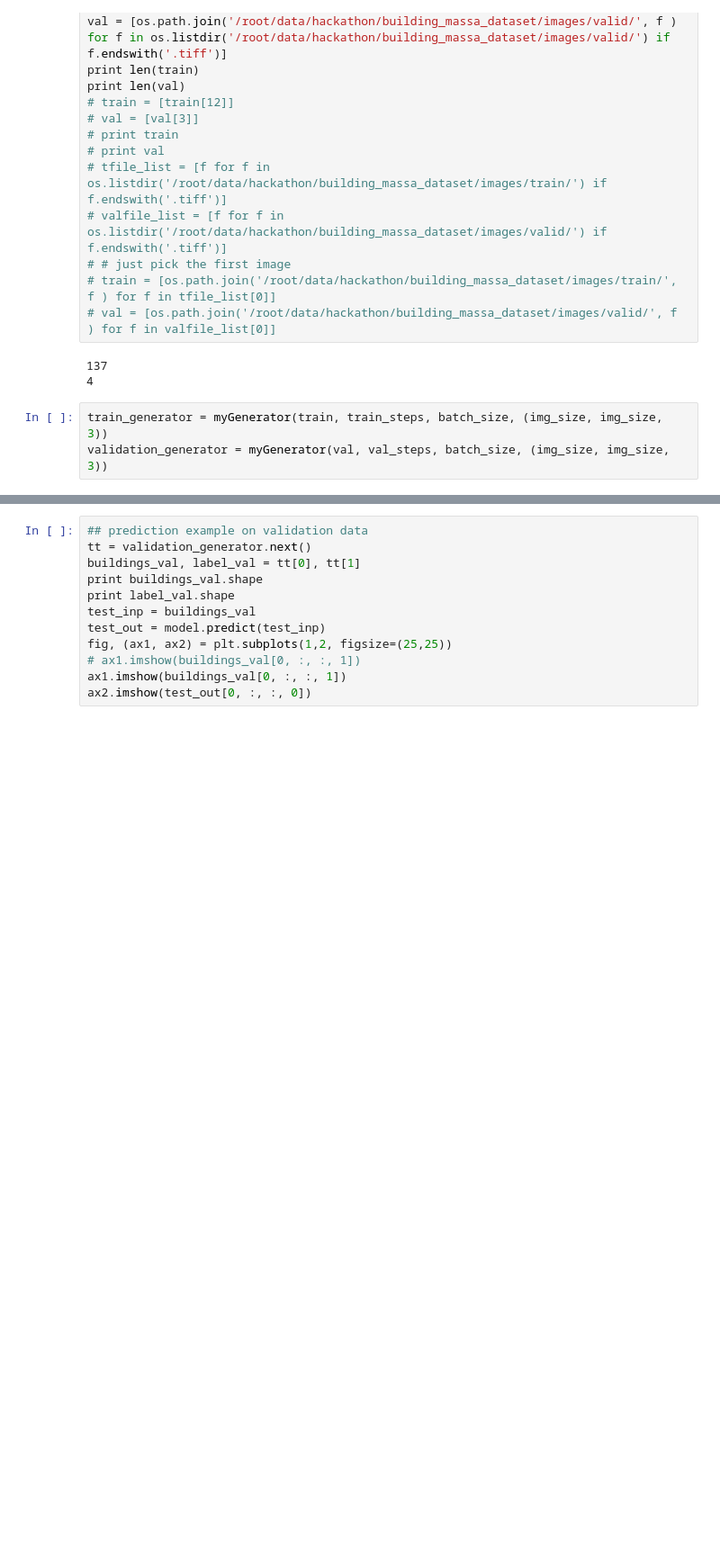
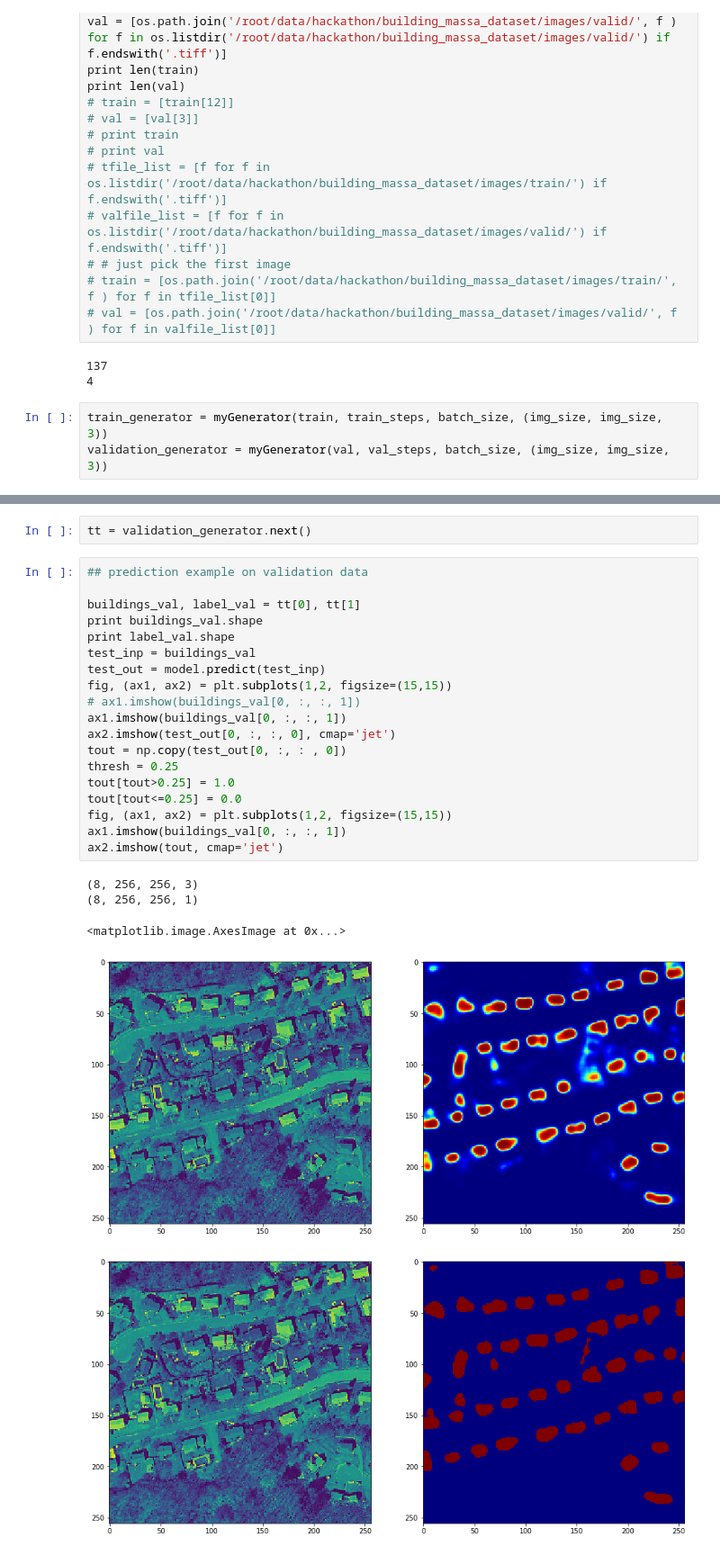
Before and after one commit to amirdel/stanfordHacks, a Jupyter notebook: notebooks/unet_training_amir_full.ipynb, the cells around one changed output, grey strips where cells are left out. Shown at 90% size. Cells and saved outputs as stored; diff of their text form; blank space fills up the shorter version.

```diff
--- a/notebooks/unet_training_amir_full.ipynb
+++ b/notebooks/unet_training_amir_full.ipynb
@@ -252,12 +252,27 @@ ax2.imshow(test_out[0, :, : , 0], cmap='jet')
+# %%
+tt = validation_generator.next()
 # %%
 ## prediction example on validation data
-tt = validation_generator.next()
+
 buildings_val, label_val = tt[0], tt[1]
 print buildings_val.shape
 print label_val.shape
 test_inp = buildings_val
 test_out = model.predict(test_inp)
-fig, (ax1, ax2) = plt.subplots(1,2, figsize=(25,25))
+fig, (ax1, ax2) = plt.subplots(1,2, figsize=(15,15))
 # ax1.imshow(buildings_val[0, :, :, 1])
 ax1.imshow(buildings_val[0, :, :, 1])
-ax2.imshow(test_out[0, :, :, 0])
+ax2.imshow(test_out[0, :, :, 0], cmap='jet')
+tout = np.copy(test_out[0, :, : , 0])
+thresh = 0.25
+tout[tout>0.25] = 1.0
+tout[tout<=0.25] = 0.0
+fig, (ax1, ax2) = plt.subplots(1,2, figsize=(15,15))
+ax1.imshow(buildings_val[0, :, :, 1])
+ax2.imshow(tout, cmap='jet')
+# %% [output]
+(8, 256, 256, 3)
+(8, 256, 256, 1)
+<matplotlib.image.AxesImage at 0x...>
+[figure, added]
+[figure, added]
```
Also changed, not shown: parts of 15 cells of this notebook.
